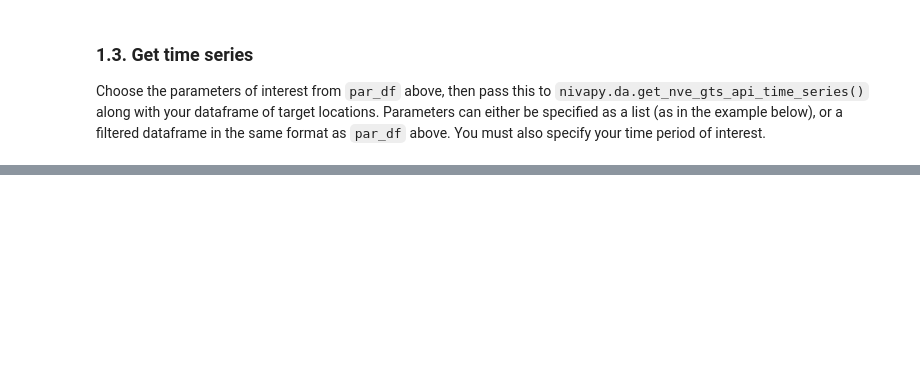
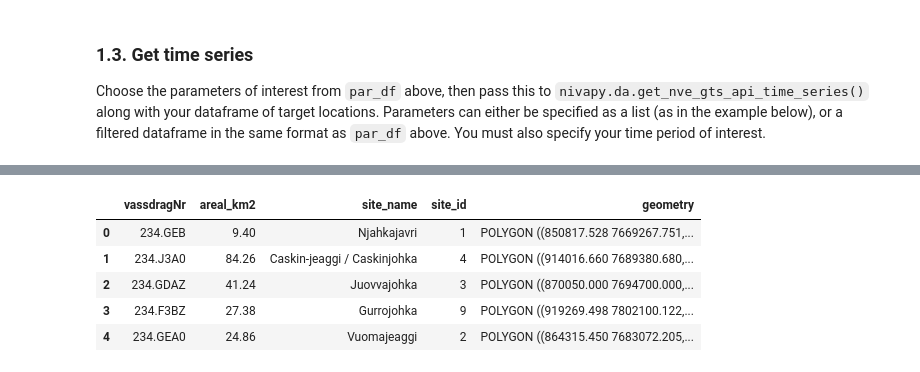
Before and after one commit to NIVANorge/catchment_processing_workflows, a Jupyter notebook: notebooks/nve_gts_api_example.ipynb, the cells around one changed output, grey strips where cells are left out. Drawn from its saved outputs; the diff is of its cells as text; code cells hidden in the pictures; blank space fills up the shorter version.

```diff
--- a/notebooks/nve_gts_api_example.ipynb
+++ b/notebooks/nve_gts_api_example.ipynb
@@ -123,0 +123,12 @@ g = sn.relplot(
+# %%
+# Example catchments in Finnmark
+shp_path = r"../example_data/catchment_boundaries_2021.shp"
+gdf = gpd.read_file(shp_path)
+gdf.head()
+# %% [output]
+|  | vassdragNr | areal_km2 | site_name | site_id | geometry |
+| 0 | 234.GEB | 9.40 | Njahkajavri | 1 | POLYGON ((850817.528 7669267.751,... |
+| 1 | 234.J3A0 | 84.26 | Caskin-jeaggi / Caskinjohka | 4 | POLYGON ((914016.660 7689380.680,... |
+| 2 | 234.GDAZ | 41.24 | Juovvajohka | 3 | POLYGON ((870050.000 7694700.000,... |
+| 3 | 234.F3BZ | 27.38 | Gurrojohka | 9 | POLYGON ((919269.498 7802100.122,... |
+| 4 | 234.GEA0 | 24.86 | Vuomajeaggi | 2 | POLYGON ((864315.450 7683072.205,... |
```
Also changed, not shown: parts of 11 cells of this notebook.
